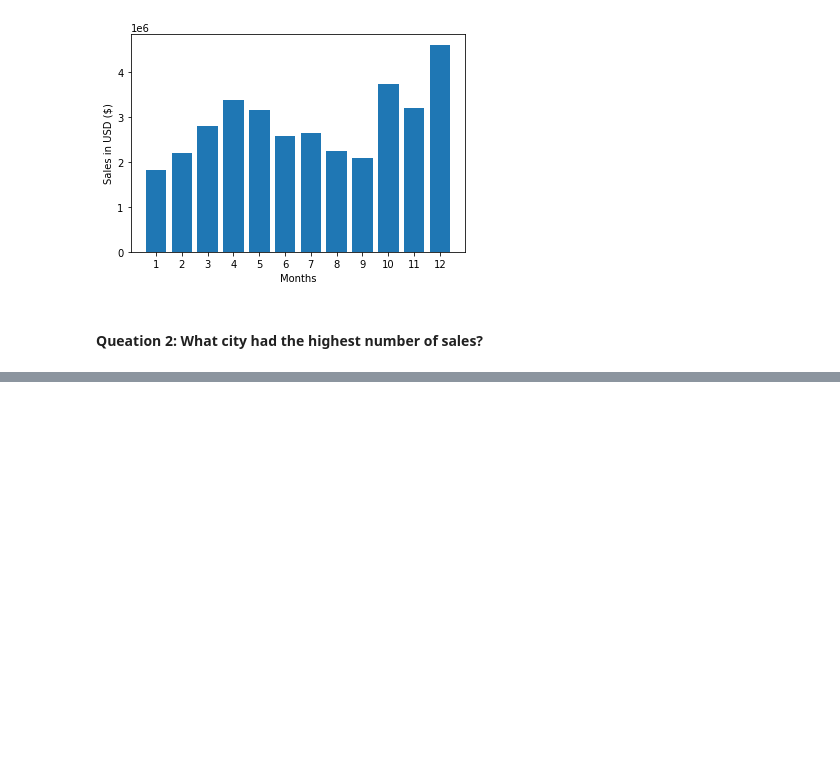
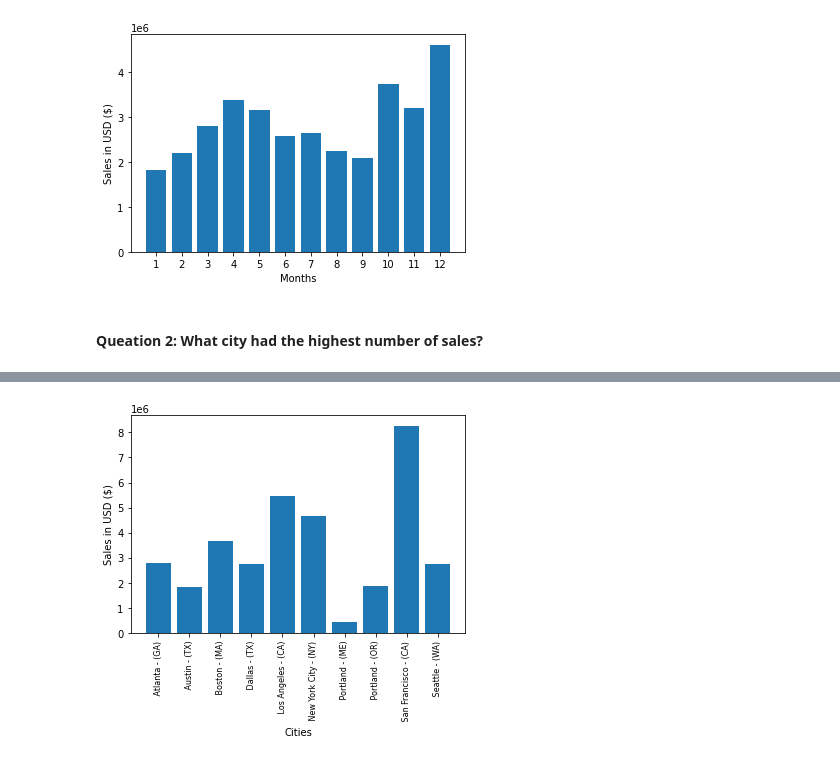
Before and after one commit to lsmucassi/python_venom_attack, a Jupyter notebook: data_science/real_world_exam/SalesAnalysis/Just_analysis.ipynb, the cells around one changed output, grey strips where cells are left out. Saved outputs shown, nothing was run; the diff lists cells and outputs as text; code cells hidden in the pictures; blank space fills up the shorter version.

```diff
--- a/data_science/real_world_exam/SalesAnalysis/Just_analysis.ipynb
+++ b/data_science/real_world_exam/SalesAnalysis/Just_analysis.ipynb
@@ -110,7 +110,7 @@ def get_city(address):
 def get_state(address):
     return address.split(',')[2].split(' ')[1]
 
-all_data['city'] = all_data['Purchase Address'].apply(lambda x: f"{get_city(x)} - ({get_state(x)})")
+all_data['City'] = all_data['Purchase Address'].apply(lambda x: f"{get_city(x)} - ({get_state(x)})")
 
 # or all_data['city'] = all_data['Purchase Address'].apply(lambda x: get_city(x) + '- (' + get_state(x) + ')')
 
@@ -165,3 +165,6 @@ plt.show()
 [figure]
 # %% [markdown]
 #### Queation 2: What city had the highest number of sales?
+# %%
+results = all_data.groupby('City').sum()
+results
@@ -167,0 +184,10 @@ plt.show()
+# %%
+cities = [city for city, df in all_data.groupby('City')]
+
+plt.bar(cities, results['Sales'])
+plt.xticks(cities, rotation='vertical', size=8)
+plt.ylabel('Sales in USD ($)')
+plt.xlabel('Cities')
+plt.show()
+# %% [output]
+[figure, added]
```
Also changed, not shown: parts of 4 cells of this notebook.
